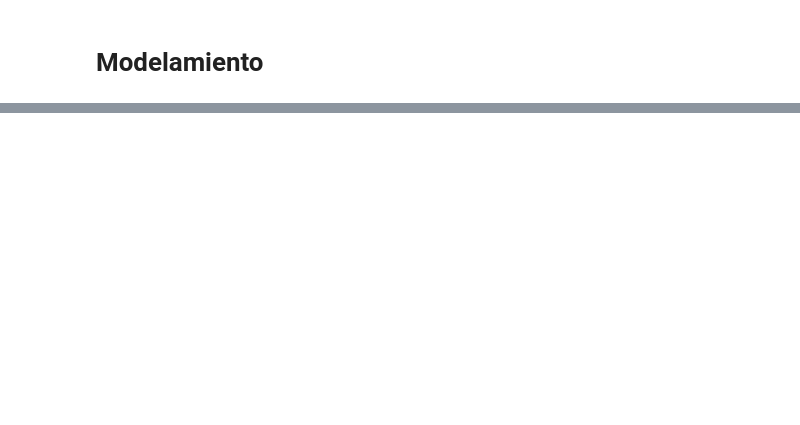
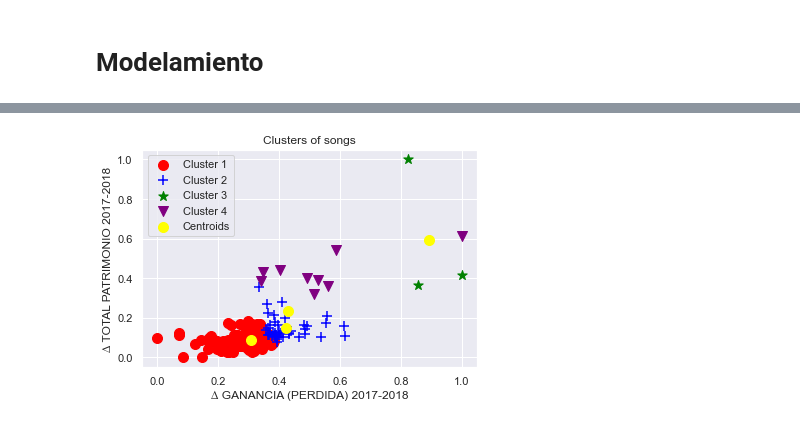
Before and after one commit to PedroVallejoSeade/Laboratorio-2---Clustering, a Jupyter notebook: K-means.ipynb, the cells around one changed output, grey strips where cells are left out. Drawn from its saved outputs; the diff is of its cells as text; code cells hidden in the pictures; blank space fills up the shorter version.

```diff
--- a/K-means.ipynb
+++ b/K-means.ipynb
@@ -240,0 +331,15 @@ df_prep_norm.describe()
+# %%
+ # Dibujar las primeras dos columnas utilizadas en el clustering que están en la posición 1 y 2
+plt.scatter(cols_number[kmeans.labels_ == 0, 1], cols_number[kmeans.labels_ == 0, 2], s = 100, marker='o', c = 'red', label = 'Cluster 1')
+plt.scatter(cols_number[kmeans.labels_ == 1, 1], cols_number[kmeans.labels_ == 1, 2], s = 100, marker='+', c = 'blue', label = 'Cluster 2')
+plt.scatter(cols_number[kmeans.labels_ == 2, 1], cols_number[kmeans.labels_ == 2, 2], s = 100, marker='*', c = 'green', label = 'Cluster 3')
+plt.scatter(cols_number[kmeans.labels_ == 3, 0], cols_number[kmeans.labels_ == 3, 1], s = 100, marker='v', c = 'purple', label = 'Cluster 4')
+
+plt.scatter(kmeans.cluster_centers_[:, 1], kmeans.cluster_centers_[:, 2], s = 100, c = 'yellow', label = 'Centroids')
+plt.title('Clusters of songs')
+plt.xlabel(name_cols_number[1])
+plt.ylabel(name_cols_number[2])
+plt.legend()
+plt.show()
+# %% [output]
+[figure, added]
```
Also changed, not shown: parts of 26 cells of this notebook.
